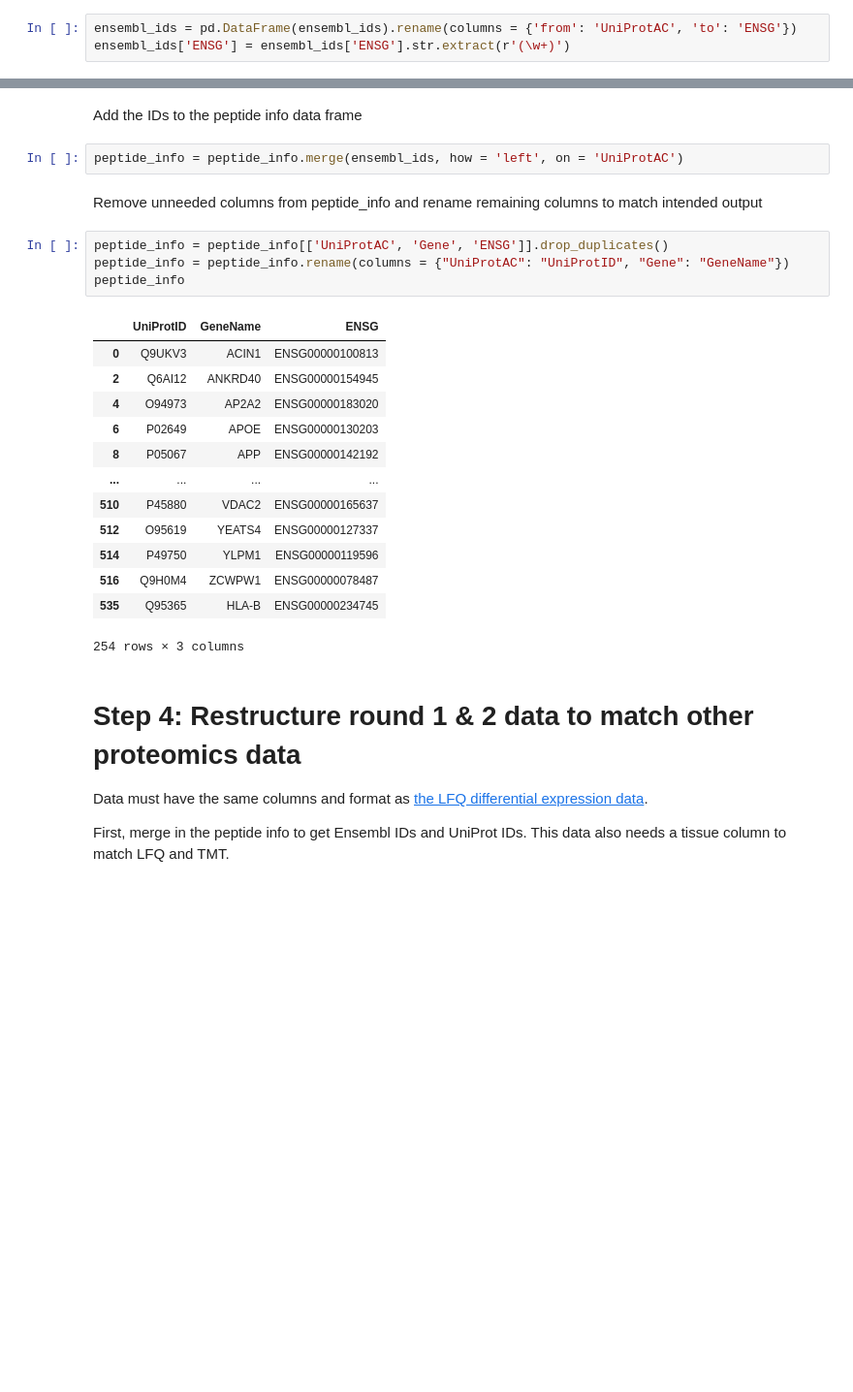
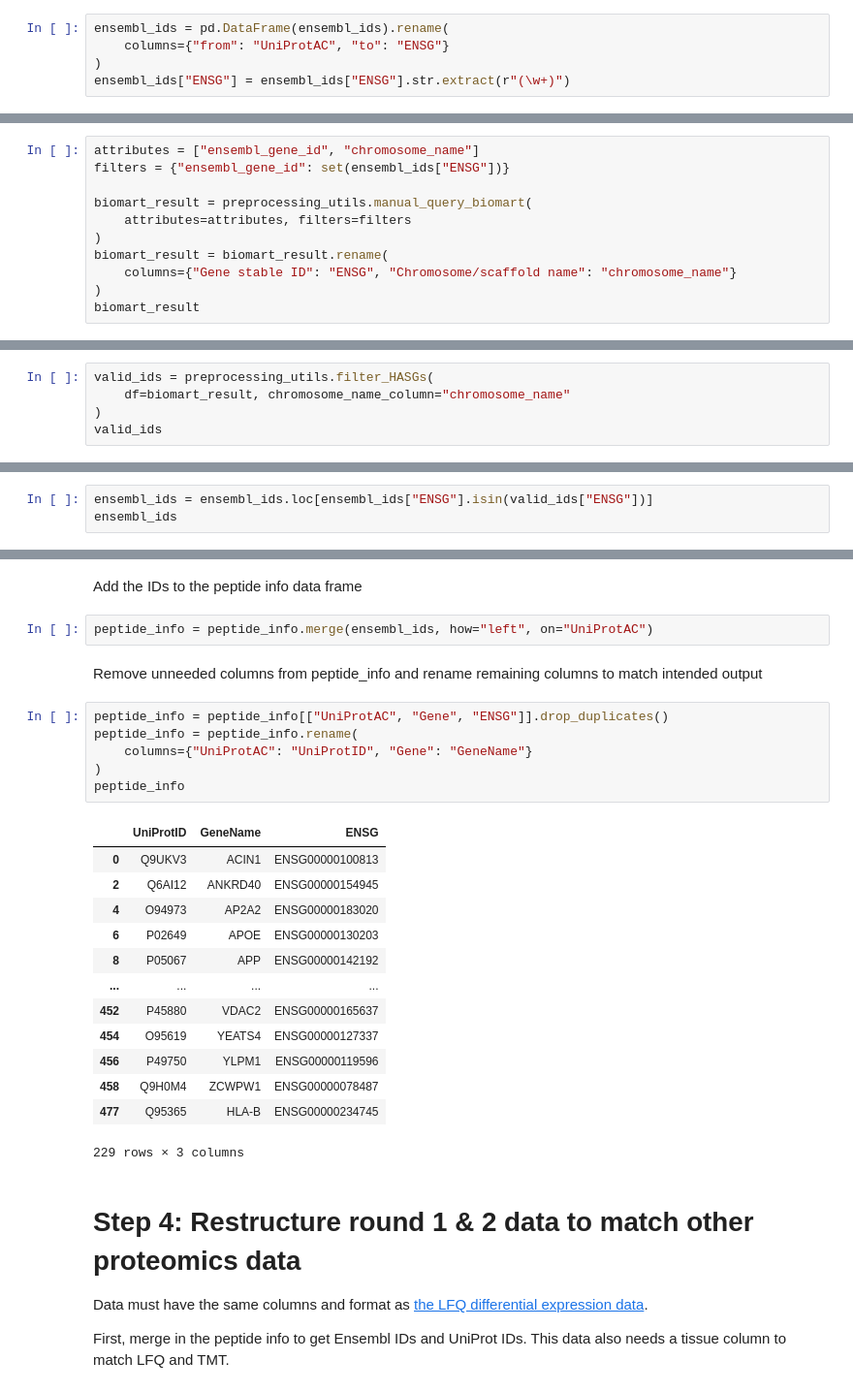
Before and after one commit to Sage-Bionetworks/agora-data-tools, a Jupyter notebook: data_analysis/agora/notebooks/preprocessing/AG-866_process_srm_diffexp_data.ipynb, the cells around one changed output, grey strips where cells are left out. Shown at 97% size. Cells and saved outputs as stored; diff of their text form; blank space fills up the shorter version.

Commit message:
Updated SRM diffexp pre-processing to remove HASGs. Created preprocessing util functions to do this for SRM and IGAP, and updated IGAP pre-processing to use these functions

```diff
--- a/data_analysis/agora/notebooks/preprocessing/AG-866_process_srm_diffexp_data.ipynb
+++ b/data_analysis/agora/notebooks/preprocessing/AG-866_process_srm_diffexp_data.ipynb
@@ -160,5 +180,7 @@ while not found:
 # %% [markdown]
 Rename columns to match, and get rid of the Ensembl version at the end of each ID
 # %%
-ensembl_ids = pd.DataFrame(ensembl_ids).rename(columns = {'from': 'UniProtAC', 'to': 'ENSG'})
-ensembl_ids['ENSG'] = ensembl_ids['ENSG'].str.extract(r'(\w+)')
+ensembl_ids = pd.DataFrame(ensembl_ids).rename(
+    columns={"from": "UniProtAC", "to": "ENSG"}
+)
+ensembl_ids["ENSG"] = ensembl_ids["ENSG"].str.extract(r"(\w+)")
@@ -164,0 +189,11 @@ ensembl_ids['ENSG'] = ensembl_ids['ENSG'].str.extract(r'(\w+)')
+# %%
+attributes = ["ensembl_gene_id", "chromosome_name"]
+filters = {"ensembl_gene_id": set(ensembl_ids["ENSG"])}
+
+biomart_result = preprocessing_utils.manual_query_biomart(
+    attributes=attributes, filters=filters
+)
+biomart_result = biomart_result.rename(
+    columns={"Gene stable ID": "ENSG", "Chromosome/scaffold name": "chromosome_name"}
+)
+biomart_result
@@ -164,0 +214,5 @@ ensembl_ids['ENSG'] = ensembl_ids['ENSG'].str.extract(r'(\w+)')
+# %%
+valid_ids = preprocessing_utils.filter_HASGs(
+    df=biomart_result, chromosome_name_column="chromosome_name"
+)
+valid_ids
@@ -164,0 +235,3 @@ ensembl_ids['ENSG'] = ensembl_ids['ENSG'].str.extract(r'(\w+)')
+# %%
+ensembl_ids = ensembl_ids.loc[ensembl_ids["ENSG"].isin(valid_ids["ENSG"])]
+ensembl_ids
@@ -165,27 +252,29 @@ ensembl_ids['ENSG'] = ensembl_ids['ENSG'].str.extract(r'(\w+)')
 # %% [markdown]
 Add the IDs to the peptide info data frame
 # %%
-peptide_info = peptide_info.merge(ensembl_ids, how = 'left', on = 'UniProtAC')
+peptide_info = peptide_info.merge(ensembl_ids, how="left", on="UniProtAC")
 # %% [markdown]
 Remove unneeded columns from peptide_info and rename remaining columns to match intended output
 # %%
-peptide_info = peptide_info[['UniProtAC', 'Gene', 'ENSG']].drop_duplicates()
-peptide_info = peptide_info.rename(columns = {"UniProtAC": "UniProtID", "Gene": "GeneName"})
+peptide_info = peptide_info[["UniProtAC", "Gene", "ENSG"]].drop_duplicates()
+peptide_info = peptide_info.rename(
+    columns={"UniProtAC": "UniProtID", "Gene": "GeneName"}
+)
 peptide_info
 # %% [output]
 |  | UniProtID | GeneName | ENSG |
 | 0 | Q9UKV3 | ACIN1 | ENSG00000100813 |
 | 2 | Q6AI12 | ANKRD40 | ENSG00000154945 |
 | 4 | O94973 | AP2A2 | ENSG00000183020 |
 | 6 | P02649 | APOE | ENSG00000130203 |
 | 8 | P05067 | APP | ENSG00000142192 |
 | ... | ... | ... | ... |
-| 510 | P45880 | VDAC2 | ENSG00000165637 |
-| 512 | O95619 | YEATS4 | ENSG00000127337 |
-| 514 | P49750 | YLPM1 | ENSG00000119596 |
-| 516 | Q9H0M4 | ZCWPW1 | ENSG00000078487 |
-| 535 | Q95365 | HLA-B | ENSG00000234745 |
+| 452 | P45880 | VDAC2 | ENSG00000165637 |
+| 454 | O95619 | YEATS4 | ENSG00000127337 |
+| 456 | P49750 | YLPM1 | ENSG00000119596 |
+| 458 | Q9H0M4 | ZCWPW1 | ENSG00000078487 |
+| 477 | Q95365 | HLA-B | ENSG00000234745 |
-254 rows × 3 columns
+229 rows × 3 columns
 # %% [markdown]
 # Step 4: Restructure round 1 & 2 data to match other proteomics data
 Data must have the same columns and format as [the LFQ differential expression data](https://www.synapse.org/#!Synapse:syn18689335).
```
Also changed, not shown: parts of 18 cells of this notebook, 2 other files.
